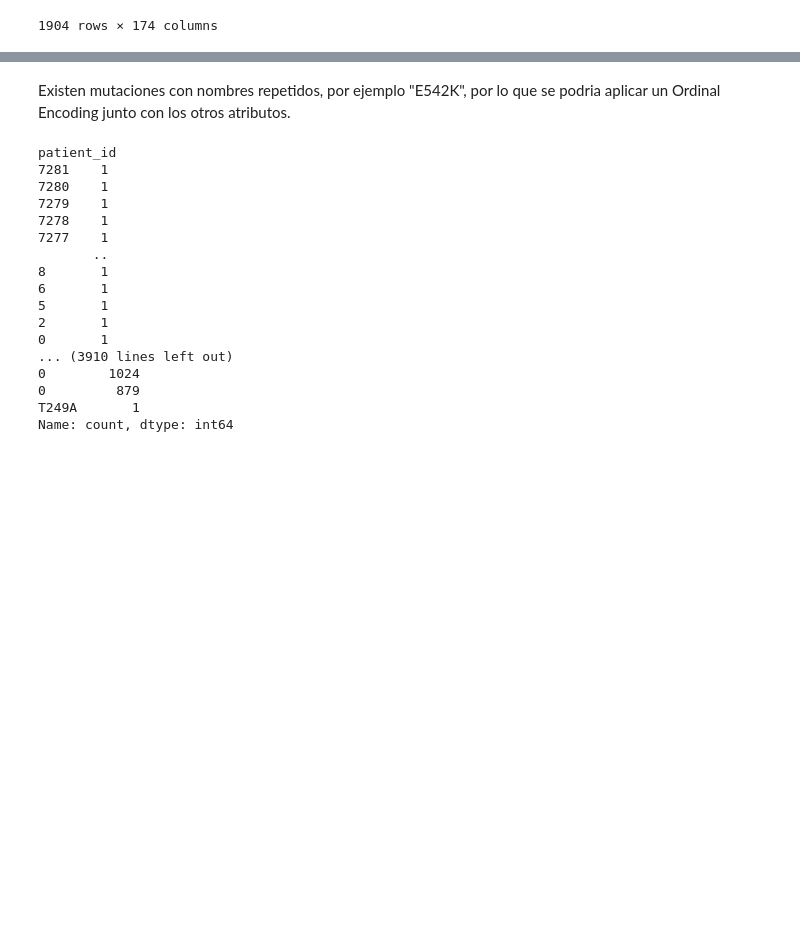
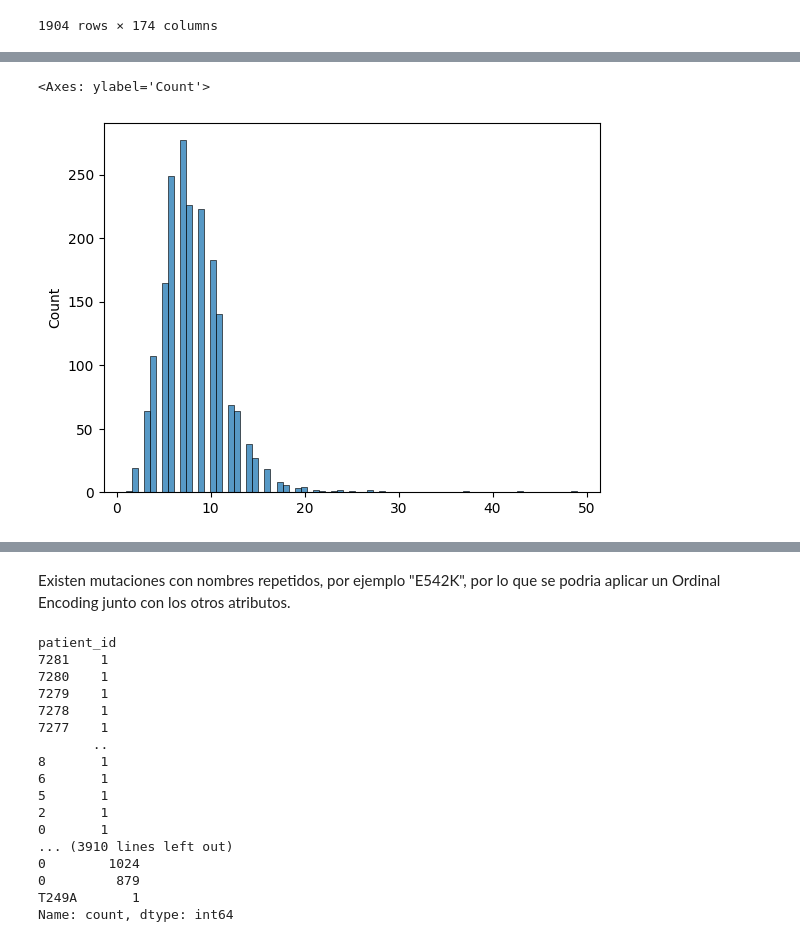
Before and after one commit to diegfernv/breast-cancer-classification, a Jupyter notebook: 1-Data-Preprocessing.ipynb, the cells around one changed output, grey strips where cells are left out. Saved outputs shown, nothing was run; the diff lists cells and outputs as text; code cells hidden in the pictures; blank space fills up the shorter version.

```diff
--- a/1-Data-Preprocessing.ipynb
+++ b/1-Data-Preprocessing.ipynb
@@ -214,3 +252,6 @@ mut_df
 | 1902 | 7298 | 0 | 0 | 0 | V3102M | 0 | 0 | S404Kfs*104 L94Pfs*117 | 0 | ... |
 | 1903 | 7299 | 0 | 0 | 0 | 0 | 0 | 0 | 0 | 0 | ... |
 1904 rows × 174 columns
+# %%
+mutation_count = mut_df.apply(lambda x: sum([1 for mut in x if mut != '0']), axis=1)
+mutation_count.sort_values(ascending=False)
@@ -217 +271,6 @@ mut_df
+# %%
+sns.histplot(mutation_count)
+# %% [output]
+<Axes: ylabel='Count'>
+[figure, added]
 # %%
```
Also changed, not shown: parts of 28 cells of this notebook, 3 other files.
